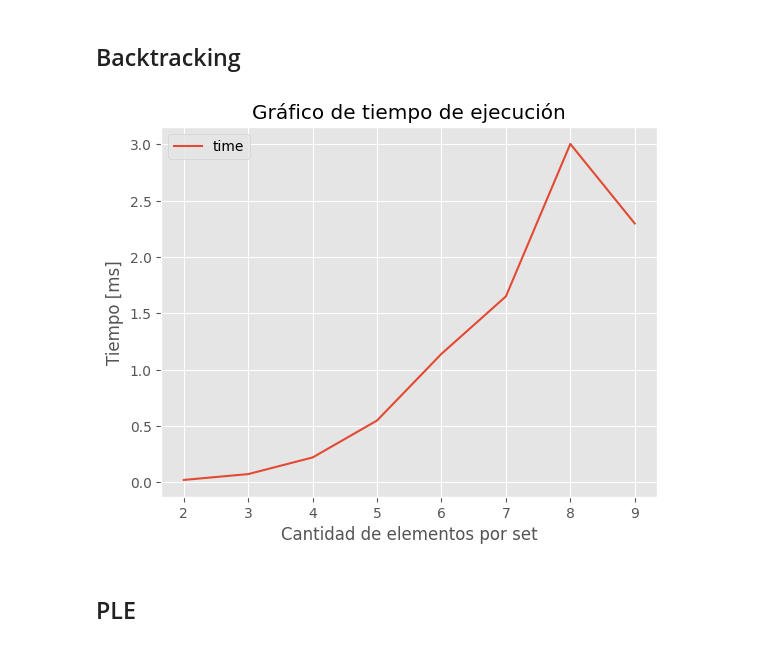
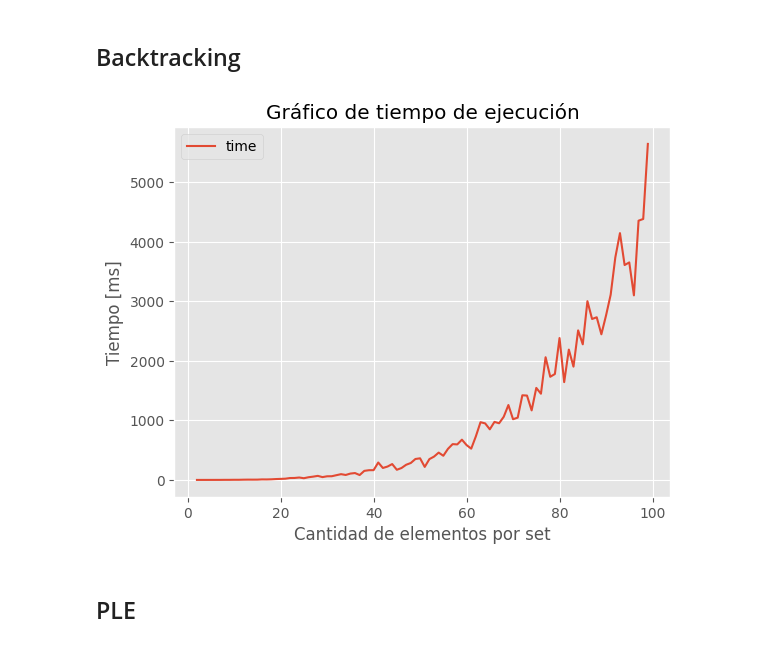
Before and after one commit to astrocinco/2c2023-TDA-TP3, a Jupyter notebook: analysis_notebook.ipynb, the cells around one changed output. Saved outputs shown, nothing was run; the diff lists cells and outputs as text; code cells hidden in the pictures.

Commit message:
feat comparar_solucion and graphs

```diff
--- a/analysis_notebook.ipynb
+++ b/analysis_notebook.ipynb
@@ -46,10 +53,10 @@ comparar_solucion_con_catedra(DIRECTORIO, solution_by_lineal_programming)
 # %% [markdown]
 ## Backtracking
 # %%
-bt_time = get_execution_time(solution_by_backtracking, min=2, max=10, rep=20, size=5)
+bt_time = get_execution_time(solution_by_backtracking, min=2, max=100, rep=70, size=5)
 make_execution_time_graph(bt_time)
 # %% [output]
-[figure, old version]
+[figure, new version]
 # %% [markdown]
 ## PLE
 # %%
```
Also changed, not shown: parts of 8 cells of this notebook.
